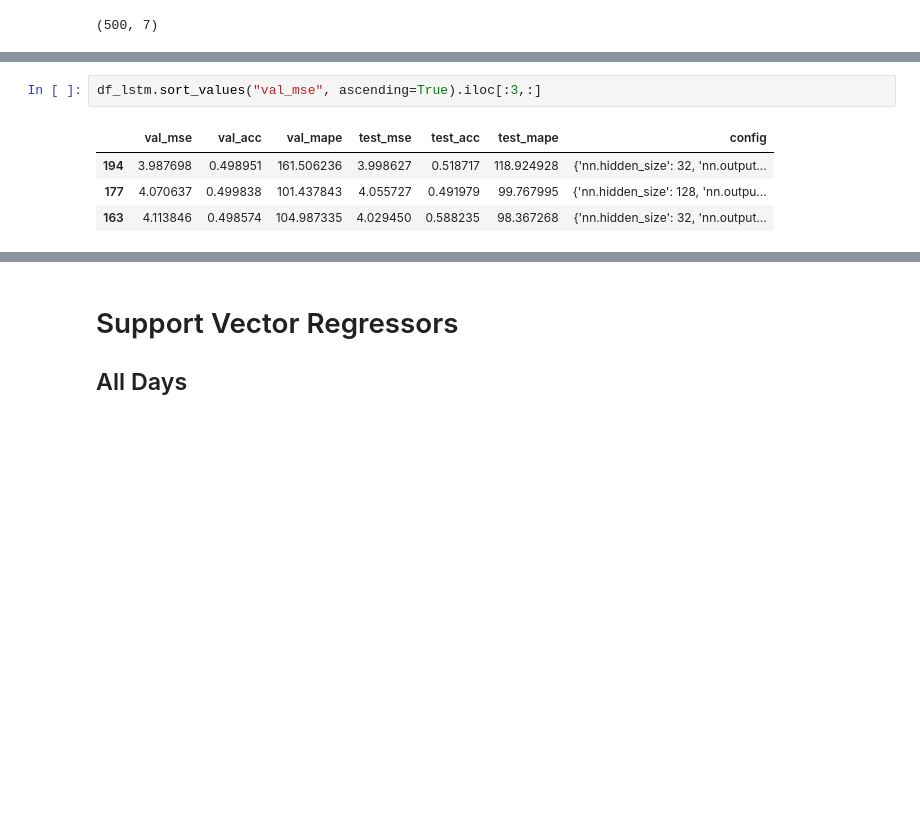
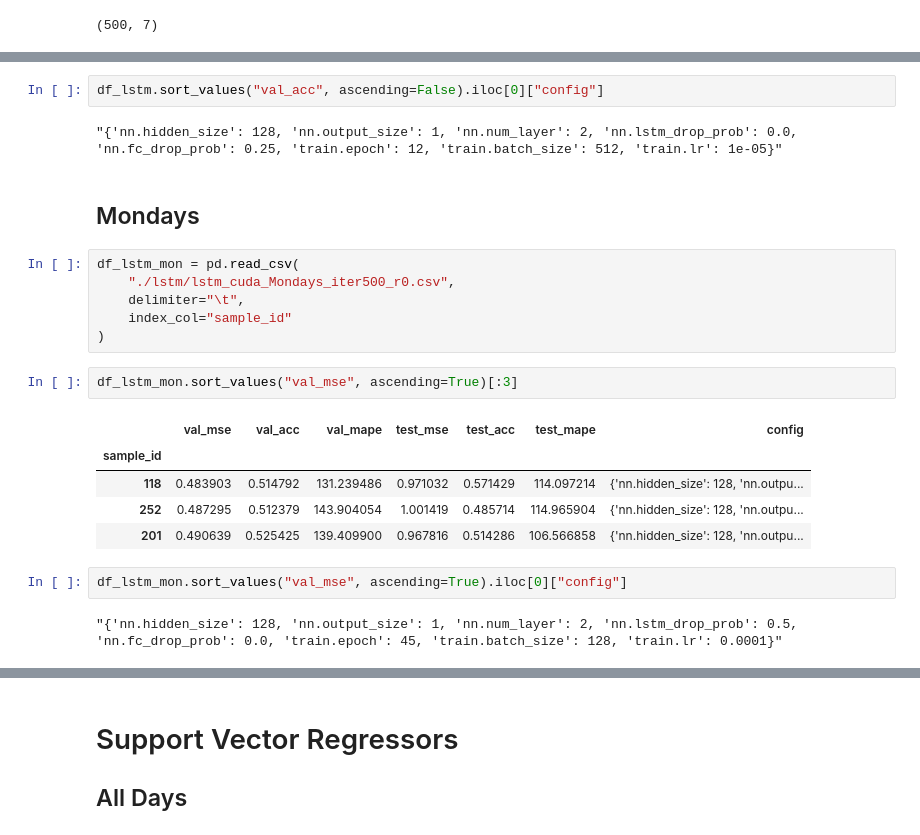
Before and after one commit to TianyuDu/ugthesis, a Jupyter notebook: model_selection_results/result_summary.ipynb, the cells around one changed output, grey strips where cells are left out. Saved outputs shown, nothing was run; the diff lists cells and outputs as text; blank space fills up the shorter version.

```diff
--- a/model_selection_results/result_summary.ipynb
+++ b/model_selection_results/result_summary.ipynb
@@ -44,10 +79,27 @@ df_lstm.sort_values("val_acc", ascending=False).iloc[:3,:]
 | 198 | 4.887573 | 0.544800 | 101.483440 | 4.041321 | 0.540107 | 99.714196 | {'nn.hidden_size': 128, 'nn.outpu... |
 | 374 | 4.365693 | 0.540028 | 108.395207 | 4.044389 | 0.454545 | 100.601912 | {'nn.hidden_size': 64, 'nn.output... |
 | 263 | 4.744081 | 0.531601 | 109.520185 | 4.045134 | 0.540107 | 102.661836 | {'nn.hidden_size': 256, 'nn.outpu... |
+# %%
+df_lstm.sort_values("val_acc", ascending=False).iloc[0]["config"]
+# %% [output]
+"{'nn.hidden_size': 128, 'nn.output_size': 1, 'nn.num_layer': 2, 'nn.lstm_drop_prob': 0.0, 'nn.fc_drop_prob': 0.25, 'train.epoch': 12, 'train.batch_size': 512, 'train.lr': 1e-05}"
+# %% [markdown]
+## Mondays
+# %%
+df_lstm_mon = pd.read_csv(
+    "./lstm/lstm_cuda_Mondays_iter500_r0.csv",
+    delimiter="\t",
+    index_col="sample_id"
+)
 # %%
-df_lstm.sort_values("val_mse", ascending=True).iloc[:3,:]
+df_lstm_mon.sort_values("val_mse", ascending=True)[:3]
 # %% [output]
 |  | val_mse | val_acc | val_mape | test_mse | test_acc | test_mape | config |
-| 194 | 3.987698 | 0.498951 | 161.506236 | 3.998627 | 0.518717 | 118.924928 | {'nn.hidden_size': 32, 'nn.output... |
-| 177 | 4.070637 | 0.499838 | 101.437843 | 4.055727 | 0.491979 | 99.767995 | {'nn.hidden_size': 128, 'nn.outpu... |
-| 163 | 4.113846 | 0.498574 | 104.987335 | 4.029450 | 0.588235 | 98.367268 | {'nn.hidden_size': 32, 'nn.output... |
+| sample_id |  |  |  |  |  |  |  |
+| 118 | 0.483903 | 0.514792 | 131.239486 | 0.971032 | 0.571429 | 114.097214 | {'nn.hidden_size': 128, 'nn.outpu... |
+| 252 | 0.487295 | 0.512379 | 143.904054 | 1.001419 | 0.485714 | 114.965904 | {'nn.hidden_size': 128, 'nn.outpu... |
+| 201 | 0.490639 | 0.525425 | 139.409900 | 0.967816 | 0.514286 | 106.566858 | {'nn.hidden_size': 128, 'nn.outpu... |
+# %%
+df_lstm_mon.sort_values("val_mse", ascending=True).iloc[0]["config"]
+# %% [output]
+"{'nn.hidden_size': 128, 'nn.output_size': 1, 'nn.num_layer': 2, 'nn.lstm_drop_prob': 0.5, 'nn.fc_drop_prob': 0.0, 'train.epoch': 45, 'train.batch_size': 128, 'train.lr': 0.0001}"
```
Also changed, not shown: parts of 8 cells of this notebook.
